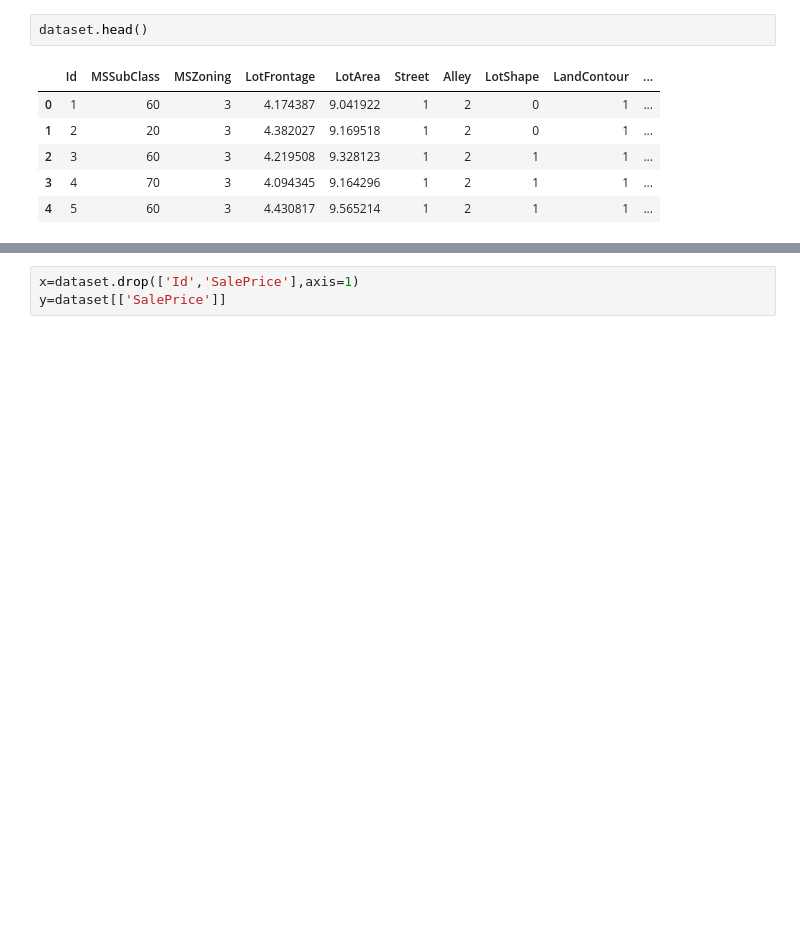
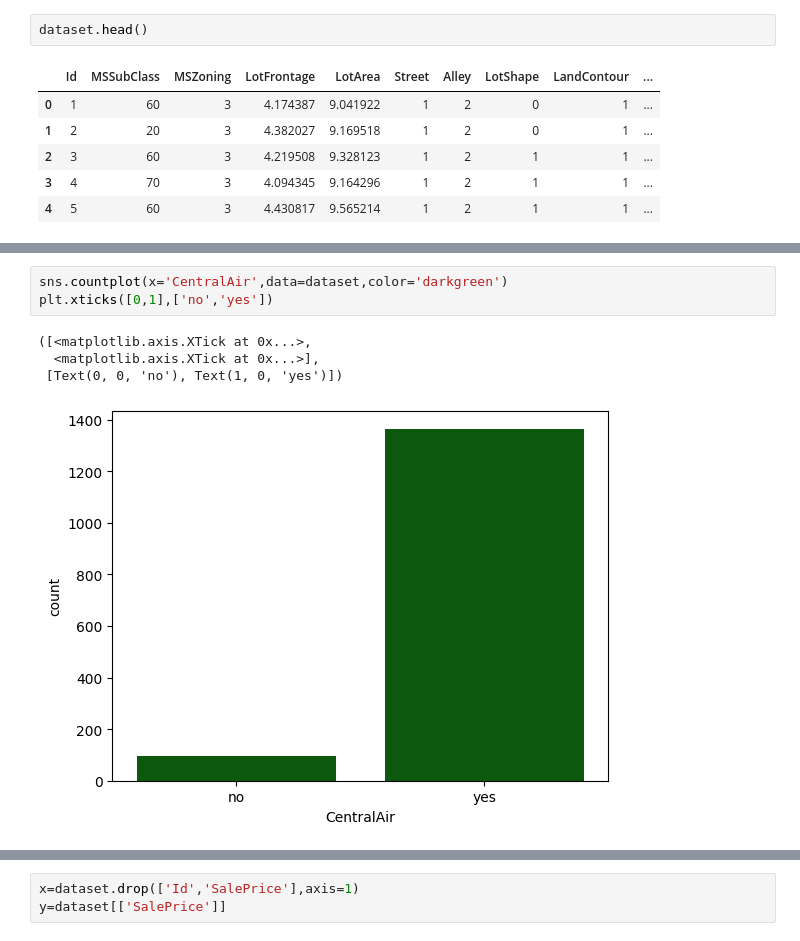
Before and after one commit to ramakrishnasankavaram/House-Price-Prediction, a Jupyter notebook: notebook/House price prediction.ipynb, the cells around one changed output, grey strips where cells are left out. Drawn from its saved outputs; the diff is of its cells as text; blank space fills up the shorter version.

```diff
--- a/notebook/House price prediction.ipynb
+++ b/notebook/House price prediction.ipynb
@@ -226,0 +245,8 @@ dataset.head()
+# %%
+sns.countplot(x='CentralAir',data=dataset,color='darkgreen')
+plt.xticks([0,1],['no','yes'])
+# %% [output]
+([<matplotlib.axis.XTick at 0x...>,
+  <matplotlib.axis.XTick at 0x...>],
+ [Text(0, 0, 'no'), Text(1, 0, 'yes')])
+[figure, added]
```
Also changed, not shown: parts of 9 cells of this notebook.
